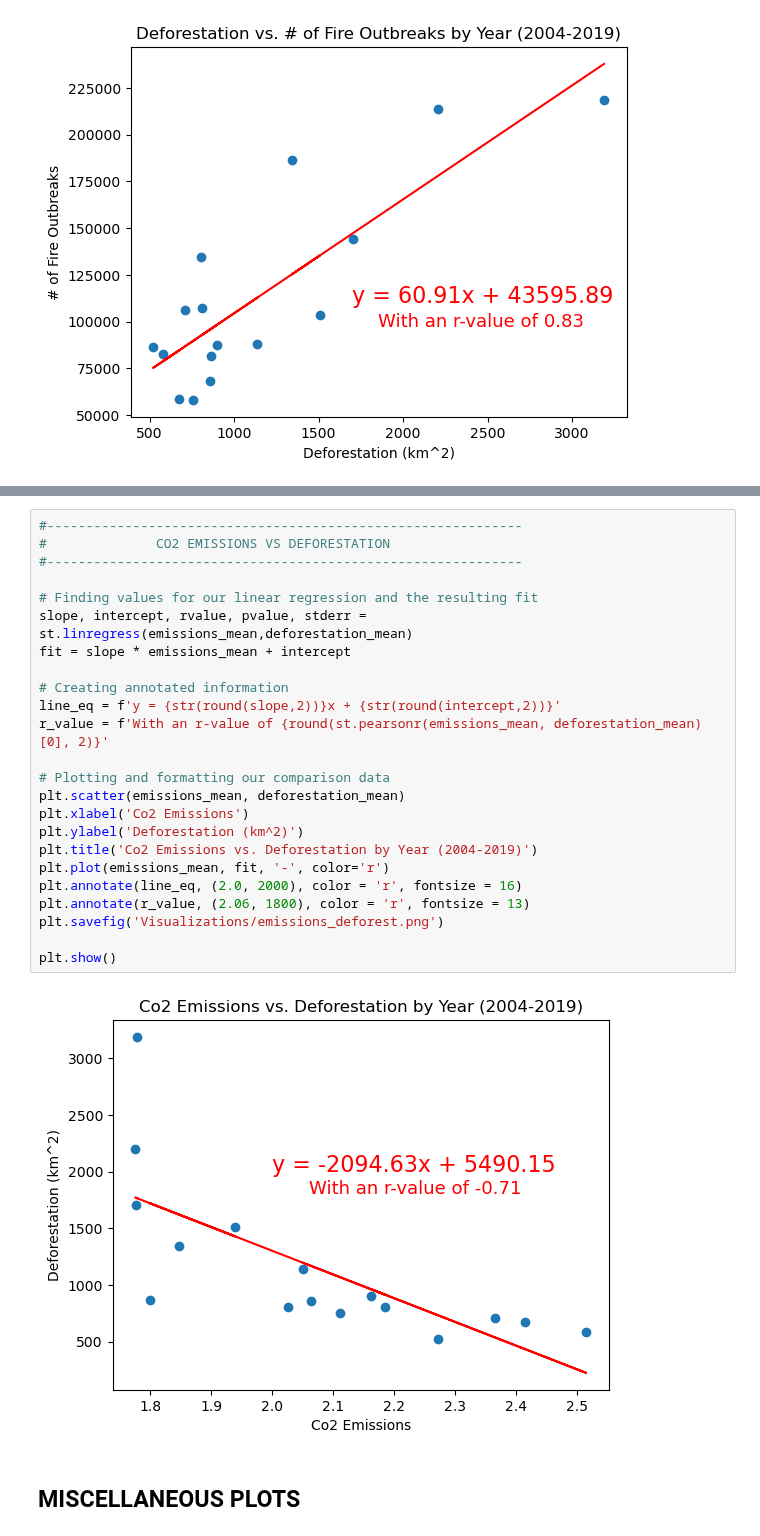
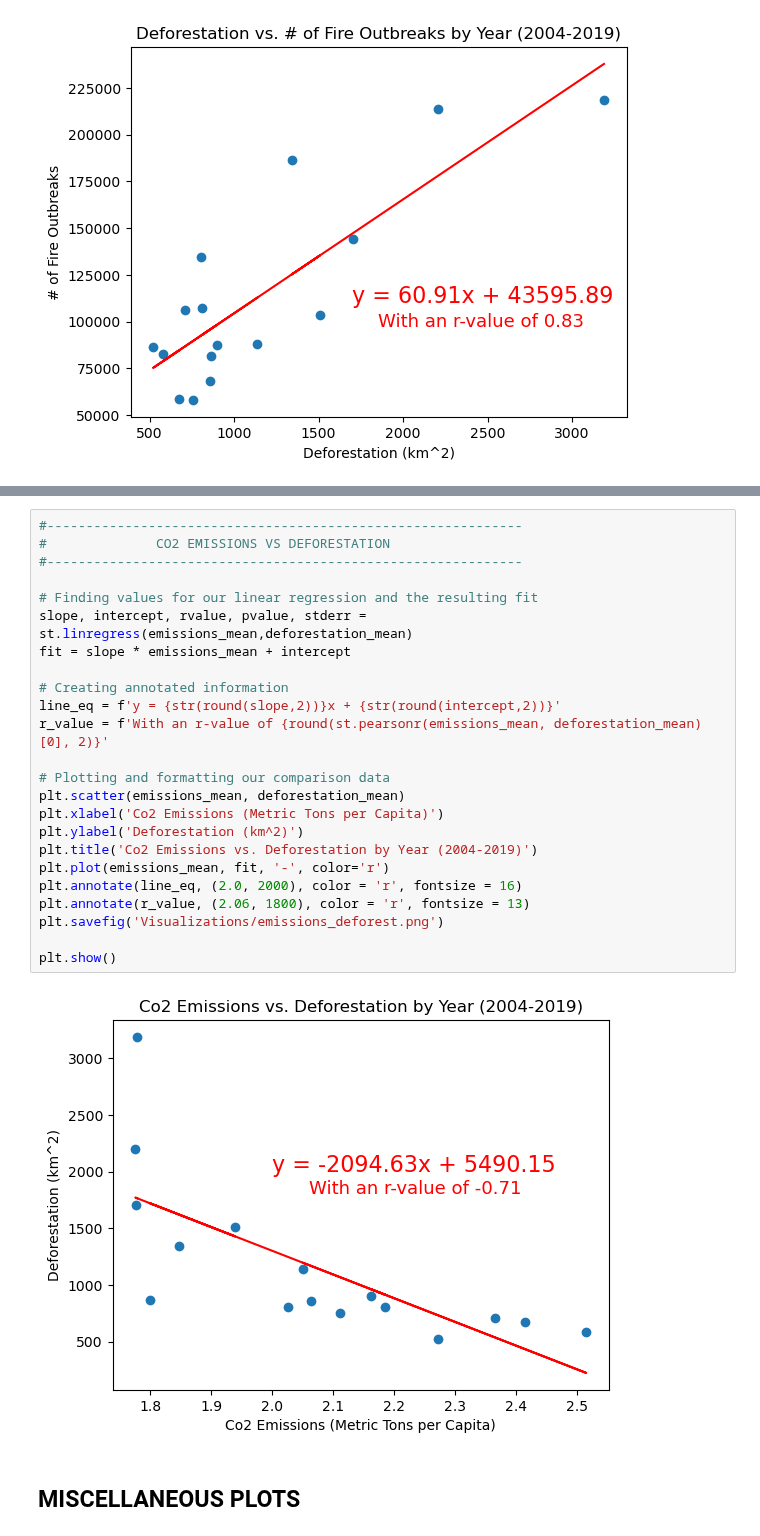
Before and after one commit to Xthe23/Amazon-Deforestation-and-CO2-Emissions, a Jupyter notebook: main.ipynb, the cells around one changed output, grey strips where cells are left out. Saved outputs shown, nothing was run; the diff lists cells and outputs as text.

```diff
--- a/main.ipynb
+++ b/main.ipynb
@@ -249,29 +249,29 @@ plt.show()
 # %%
 #-------------------------------------------------------------
 #              CO2 EMISSIONS VS DEFORESTATION
 #-------------------------------------------------------------
 
 # Finding values for our linear regression and the resulting fit
 slope, intercept, rvalue, pvalue, stderr = st.linregress(emissions_mean,deforestation_mean)
 fit = slope * emissions_mean + intercept
 
 # Creating annotated information
 line_eq = f'y = {str(round(slope,2))}x + {str(round(intercept,2))}'
 r_value = f'With an r-value of {round(st.pearsonr(emissions_mean, deforestation_mean)[0], 2)}'
 
 # Plotting and formatting our comparison data
 plt.scatter(emissions_mean, deforestation_mean)
-plt.xlabel('Co2 Emissions')
+plt.xlabel('Co2 Emissions (Metric Tons per Capita)')
 plt.ylabel('Deforestation (km^2)')
 plt.title('Co2 Emissions vs. Deforestation by Year (2004-2019)')
 plt.plot(emissions_mean, fit, '-', color='r')
 plt.annotate(line_eq, (2.0, 2000), color = 'r', fontsize = 16)
 plt.annotate(r_value, (2.06, 1800), color = 'r', fontsize = 13)
 plt.savefig('Visualizations/emissions_deforest.png')
 
 plt.show()
 # %% [output]
-[figure, old version]
+[figure, new version]
 # %% [markdown]
 MISCELLANEOUS PLOTS
 --------------------
```
Also changed, not shown: parts of 3 cells of this notebook, 4 other files.
